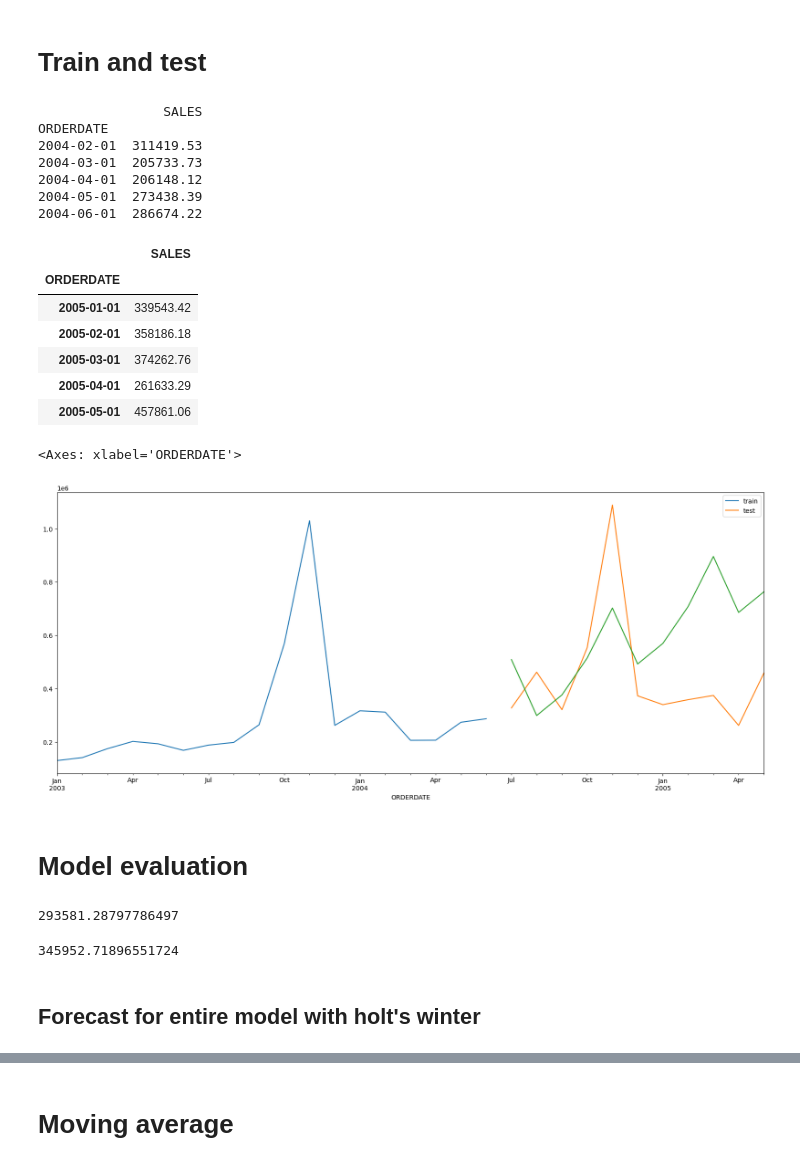
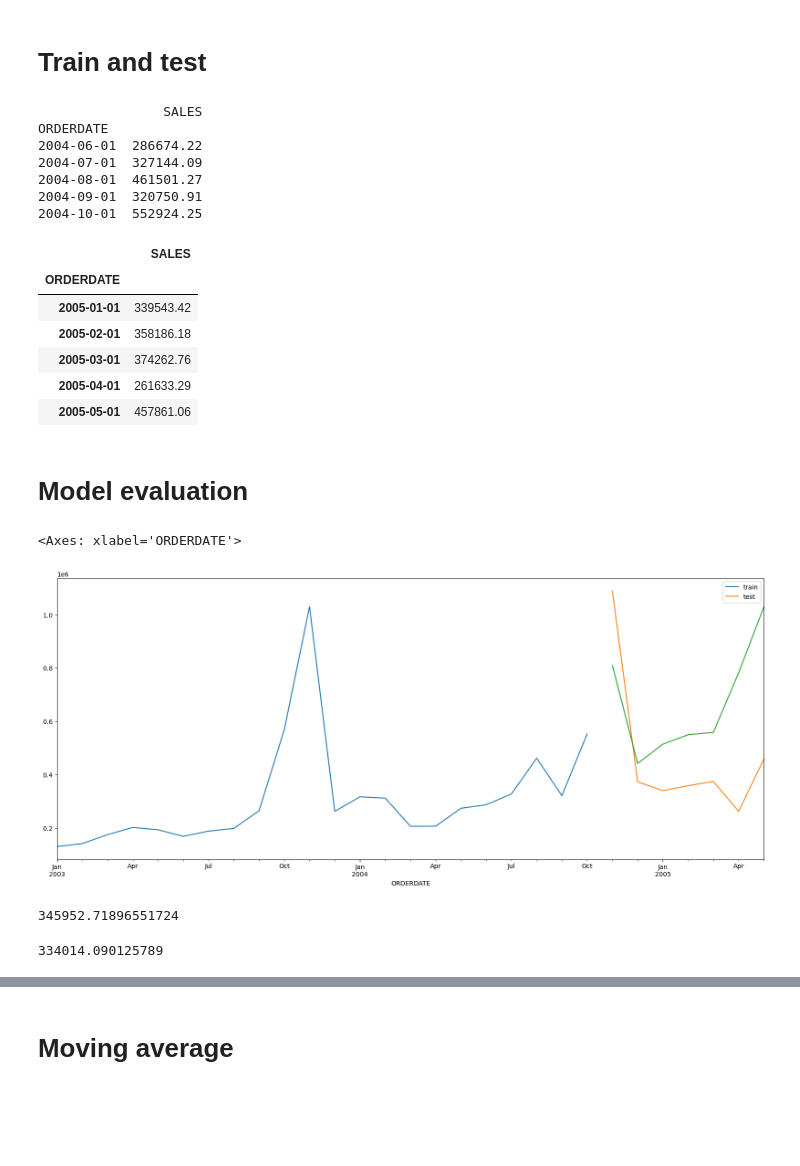
Before and after one commit to Playdead1709/Sales_Forecasting_Internship, a Jupyter notebook: assignment3.ipynb, the cells around one changed output, grey strips where cells are left out. Cells and saved outputs as stored; diff of their text form; code cells hidden in the pictures; blank space fills up the shorter version.

```diff
--- a/assignment3.ipynb
+++ b/assignment3.ipynb
@@ -67,18 +79,18 @@ seasonal_decompose(df,model='additive',period=4).plot()
 # %% [markdown]
 # Train and test
 # %%
-train=df[:18]
-test=df[18:]
+train=df[:22]
+test=df[22:]
 print(train.tail())
 test.tail()
 # %% [output]
                 SALES
 ORDERDATE
-2004-02-01  311419.53
-2004-03-01  205733.73
-2004-04-01  206148.12
-2004-05-01  273438.39
 2004-06-01  286674.22
+2004-07-01  327144.09
+2004-08-01  461501.27
+2004-09-01  320750.91
+2004-10-01  552924.25
 |  | SALES |
 | ORDERDATE |  |
 | 2005-01-01 | 339543.42 |
@@ -94,20 +101,21 @@ test_pred=hwmodel.forecast(11)
-# %%
-train['SALES'].plot(legend=True,label='train',figsize=(20,8))
-test['SALES'].plot(legend=True,label='test',figsize=(20,8))
-test_pred.plot()
-# %% [output]
-<Axes: xlabel='ORDERDATE'>
-[figure, removed]
 # %% [markdown]
 # Model evaluation
-# %%
-from sklearn.metrics import mean_squared_error
-np.sqrt(mean_squared_error(test,test_pred))
-# %% [output]
-293581.28797786497
+# %%
+from statsmodels.tsa.holtwinters import ExponentialSmoothing
+hwmodel=ExponentialSmoothing(train.SALES,trend='add',seasonal='add',seasonal_periods=6).fit()
+test_pred=hwmodel.forecast(7)
+train['SALES'].plot(legend=True,label='train',figsize=(20,8))
+test['SALES'].plot(legend=True,label='test',figsize=(20,8))
+test_pred.plot()
+# %% [output]
+<Axes: xlabel='ORDERDATE'>
+[figure, added]
 # %%
 df.SALES.mean()
 # %% [output]
 345952.71896551724
-# %% [markdown]
-## Forecast for entire model with holt's winter
+# %%
+from sklearn.metrics import mean_squared_error
+print(error_check(test,test_pred))
+# %% [output]
+334014.090125789
```
Also changed, not shown: parts of 59 cells of this notebook.
